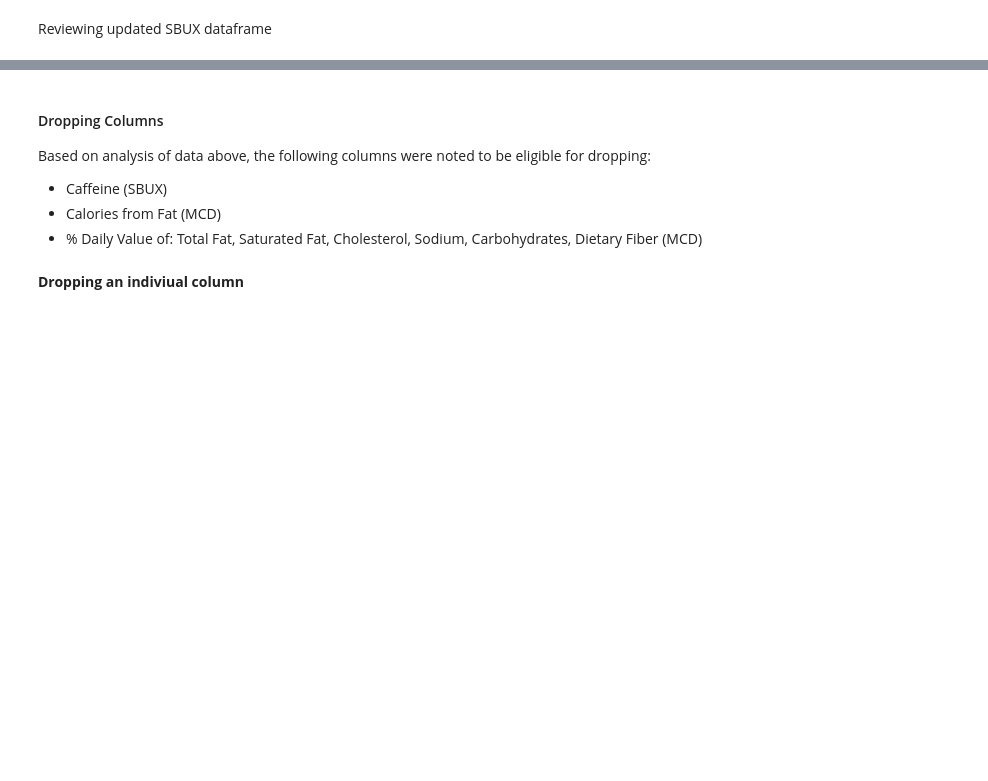
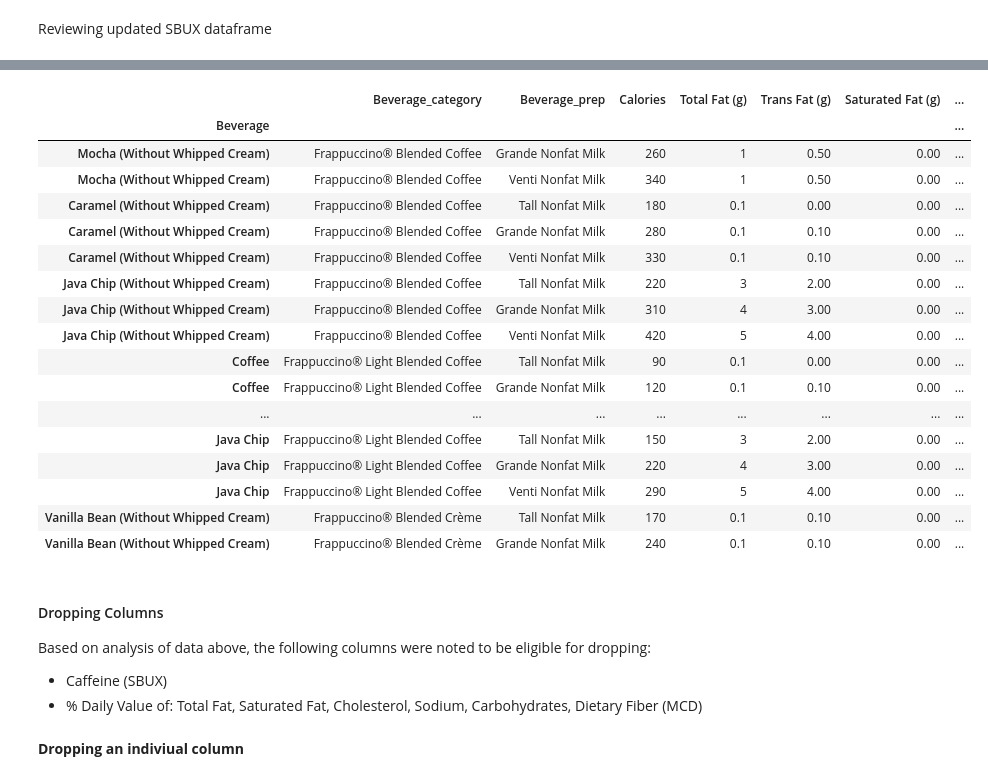
Before and after one commit to cmonjarr/AMB_Project_SP25, a Jupyter notebook: Nutrition Project/Nutrition_2025.ipynb, the cells around one changed output, grey strips where cells are left out. Saved outputs shown, nothing was run; the diff lists cells and outputs as text; code cells hidden in the pictures; blank space fills up the shorter version.

```diff
--- a/Nutrition Project/Nutrition_2025.ipynb
+++ b/Nutrition Project/Nutrition_2025.ipynb
@@ -1068,9 +1055,29 @@ mcd
+# %%
+sbux.tail(22)
+# %% [output]
+|  | Beverage_category | Beverage_prep | Calories | Total Fat (g) | Trans Fat (g) | Saturated Fat (g) | ... |
+| Beverage |  |  |  |  |  |  | ... |
+| Mocha (Without Whipped Cream) | Frappuccino® Blended Coffee | Grande Nonfat Milk | 260 | 1 | 0.50 | 0.00 | ... |
+| Mocha (Without Whipped Cream) | Frappuccino® Blended Coffee | Venti Nonfat Milk | 340 | 1 | 0.50 | 0.00 | ... |
+| Caramel (Without Whipped Cream) | Frappuccino® Blended Coffee | Tall Nonfat Milk | 180 | 0.1 | 0.00 | 0.00 | ... |
+| Caramel (Without Whipped Cream) | Frappuccino® Blended Coffee | Grande Nonfat Milk | 280 | 0.1 | 0.10 | 0.00 | ... |
+| Caramel (Without Whipped Cream) | Frappuccino® Blended Coffee | Venti Nonfat Milk | 330 | 0.1 | 0.10 | 0.00 | ... |
+| Java Chip (Without Whipped Cream) | Frappuccino® Blended Coffee | Tall Nonfat Milk | 220 | 3 | 2.00 | 0.00 | ... |
+| Java Chip (Without Whipped Cream) | Frappuccino® Blended Coffee | Grande Nonfat Milk | 310 | 4 | 3.00 | 0.00 | ... |
+| Java Chip (Without Whipped Cream) | Frappuccino® Blended Coffee | Venti Nonfat Milk | 420 | 5 | 4.00 | 0.00 | ... |
+| Coffee | Frappuccino® Light Blended Coffee | Tall Nonfat Milk | 90 | 0.1 | 0.00 | 0.00 | ... |
+| Coffee | Frappuccino® Light Blended Coffee | Grande Nonfat Milk | 120 | 0.1 | 0.10 | 0.00 | ... |
+| ... | ... | ... | ... | ... | ... | ... | ... |
+| Java Chip | Frappuccino® Light Blended Coffee | Tall Nonfat Milk | 150 | 3 | 2.00 | 0.00 | ... |
+| Java Chip | Frappuccino® Light Blended Coffee | Grande Nonfat Milk | 220 | 4 | 3.00 | 0.00 | ... |
+| Java Chip | Frappuccino® Light Blended Coffee | Venti Nonfat Milk | 290 | 5 | 4.00 | 0.00 | ... |
+| Vanilla Bean (Without Whipped Cream) | Frappuccino® Blended Crème | Tall Nonfat Milk | 170 | 0.1 | 0.10 | 0.00 | ... |
+| Vanilla Bean (Without Whipped Cream) | Frappuccino® Blended Crème | Grande Nonfat Milk | 240 | 0.1 | 0.10 | 0.00 | ... |
 # %% [markdown]
 #### Dropping Columns
 
 Based on analysis of data above, the following columns were noted to be eligible for dropping:
 - Caffeine (SBUX)
-- Calories from Fat (MCD)
 - % Daily Value of: Total Fat, Saturated Fat, Cholesterol, Sodium, Carbohydrates, Dietary Fiber (MCD)
 # %% [markdown]
 **Dropping an indiviual column**
```
Also changed, not shown: parts of 57 cells of this notebook.
